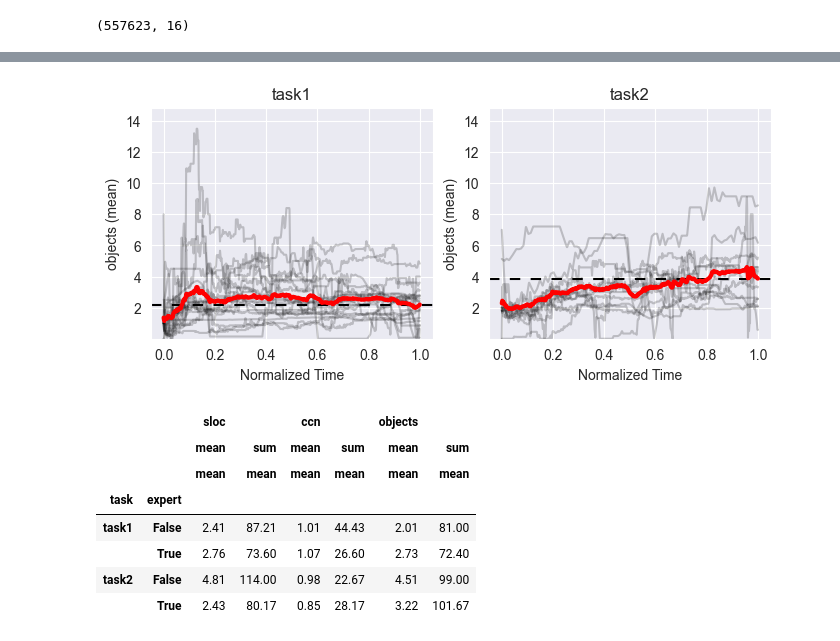
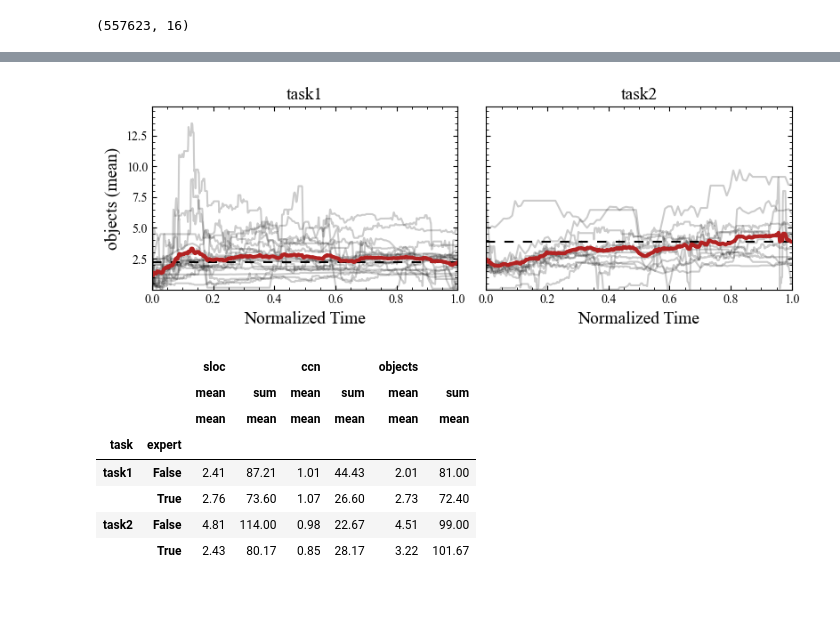
Before and after one commit to konstantgr/jupyter-logs-analysis, a Jupyter notebook: analysis/05-evolution-analysis.ipynb, the cells around one changed output, grey strips where cells are left out. Cells and saved outputs as stored; diff of their text form; code cells hidden in the pictures; blank space fills up the shorter version.

```diff
--- a/analysis/05-evolution-analysis.ipynb
+++ b/analysis/05-evolution-analysis.ipynb
@@ -117,4 +101,8 @@ df_analysis
 # %%
+plt.style.use('https://github.com/klieret/simple-science-style/raw/main/stylesheets/sss1.mplstyle')
+plt.rcParams["font.family"] = "Times New Roman"
+
+
 _, (ax1, ax2) = plt.subplots(1, 2, figsize=(8, 3))
 metric_name = 'objects'
 aggregation_function = 'mean'
@@ -129,38 +117,45 @@ for (task, kernel_id), g in df.groupby(['task', 'kernel_id']):
     if g.shape[0] < size_threshold:
         continue
 
     events_count = g.state_num.unique().shape[0]
     agg_fun_values = g.groupby("state_num")[metric_name].agg(aggregation_function)
     if agg_fun_values.iloc[:3].max() > 20:
         continue
 
     x, y = continuous_transform(
         np.arange(events_count), g.groupby("state_num")[metric_name].agg(aggregation_function),
         normalize=True
     )
     mean_curve[task].append(y)
 
     mn = y.min() if y.min() < mn else mn
     mx = y.max() if y.max() > mx else mx
 
     task_ax_mapping[task].plot(x, y, color='k', alpha=0.2)
 
 for task, curves in mean_curve.items():
     y = np.sum(curves, axis=0) / len(curves)
     x = np.linspace(0, 1, len(y))
 
     task_ax_mapping[task].axhline(y[-1], color='k', ls=(0, (5, 5)))
-    task_ax_mapping[task].plot(x, y, color='r', lw=3)
+    task_ax_mapping[task].plot(x, y, color='firebrick', lw=3)
 
 for task, ax in task_ax_mapping.items():
     ax.set_ylim(mn * 0.9, mx * 1.1)
-    ax.set_xlabel('Normalized Time')
-    ax.set_ylabel(f"{metric_name} ({aggregation_function})")
-    ax.set_title(task.replace("_", " "))
+    ax.set_xlim(0, 1)
+    ax.set_xlabel('Normalized Time', fontsize=14)
+    ax.set_ylabel(f"{metric_name} ({aggregation_function})", fontsize=14)
+    ax.set_title(task.replace("_", " "), fontsize=14)
+    ax.grid(False)
 
+
+ax2.set_ylabel(None)
+ax2.set_yticklabels([])
+plt.tight_layout()
 plt.savefig(f"figures/evolution/{metric_name}_{aggregation_function}_tasks.pdf", dpi=300, bbox_inches='tight')
+plt.show()
 # %% [output]
-[figure, old version]
+[figure, new version]
 # %%
 import itertools
 
```
Also changed, not shown: parts of 4 cells of this notebook, 2 other files.
